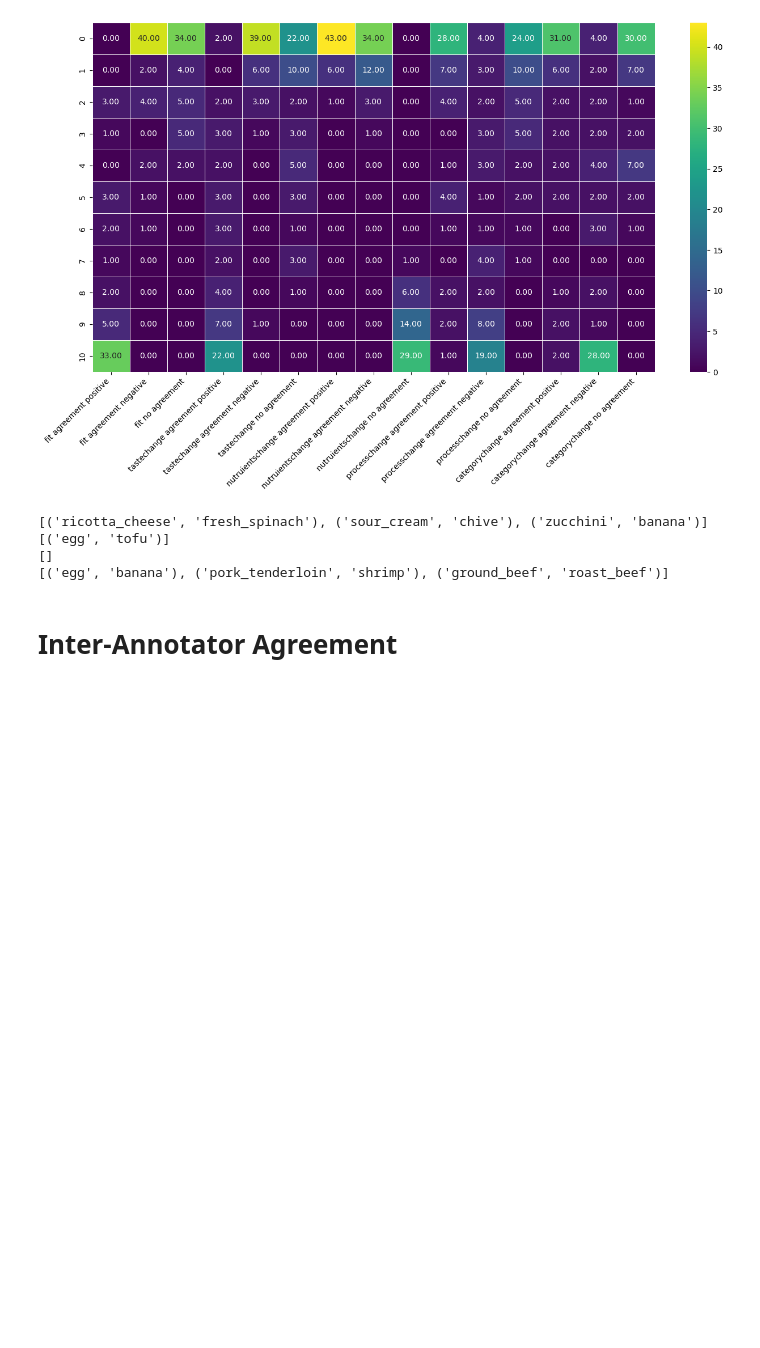
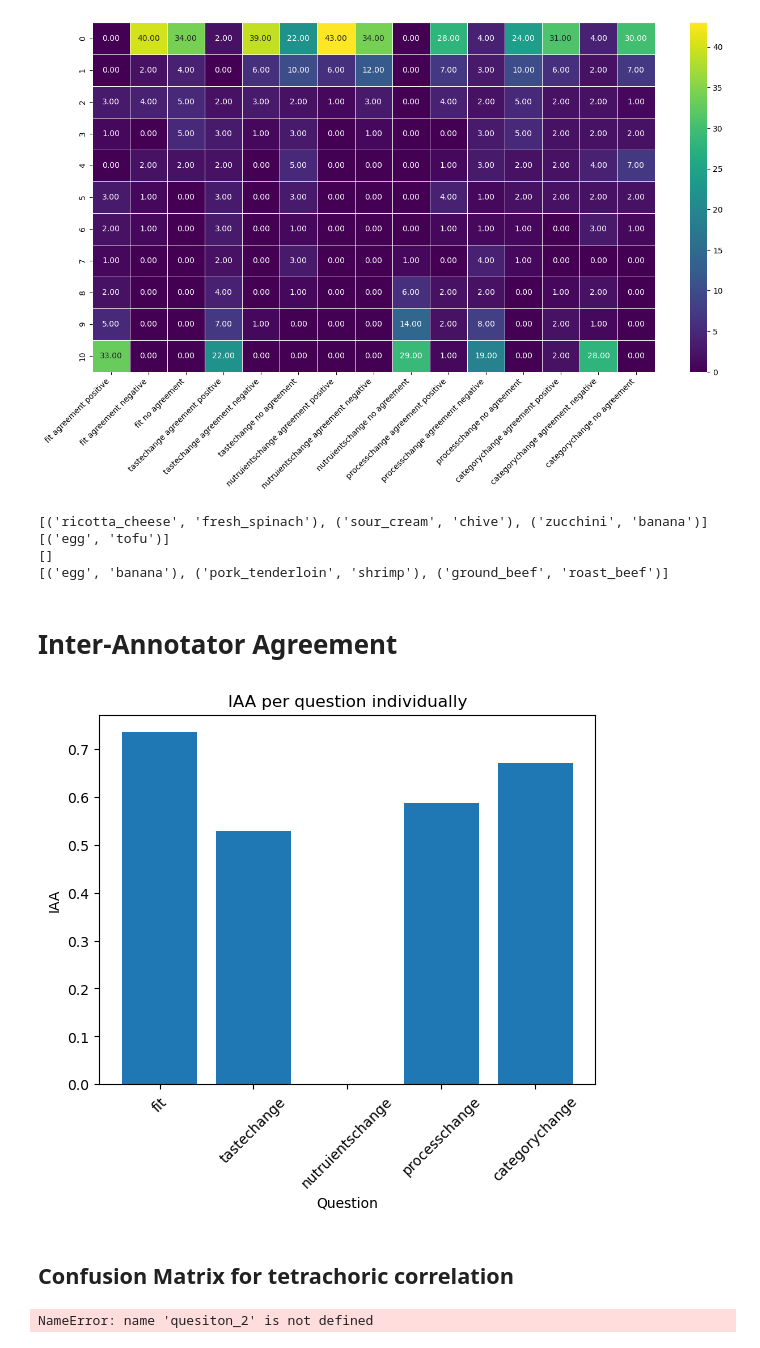
Before and after one commit to DavidSchimmel/statistical_ingredient_substitutions, a Jupyter notebook: survey_results_stats.ipynb, the cells around one changed output. Saved outputs shown, nothing was run; the diff lists cells and outputs as text; code cells hidden in the pictures; blank space fills up the shorter version.

Commit message:
add pair-wise correlation

```diff
--- a/survey_results_stats.ipynb
+++ b/survey_results_stats.ipynb
@@ -484,3 +485,70 @@ print(tuples_per_answer['fit_consensus_positive'][5])
 single_q_IAAs = {}
 for question in binary_questions:
     single_q_IAAs[question] = getFleissKappaSingleQ(results, question)
+# %%
+single_q_IAAs
+
+keys = list(single_q_IAAs.keys())
+values = list(single_q_IAAs.values())
+
+plt.bar(keys, values)
+plt.xlabel('Question')
+plt.ylabel('IAA')
+plt.title('IAA per question individually')
+plt.xticks(rotation=45)
+plt.show()
+# %% [output]
+[figure, added]
+# %% [markdown]
+## Confusion Matrix for tetrachoric correlation
+# %%
+def get_tetrachoric_correlation(results, var_a, var_b):
+    ab_11 = 0
+    ab_00 = 0
+    ab_10 = 0
+    ab_01 = 0
+
+    for _, result in results.items():
+        a = result["individual_responses"][var_a]
+        b = result["individual_responses"][var_b]
+
+
+        l = min([len(a), len(b)]) # can only consider samples where the annotator answered both questions
+        for i in range(l):
+            val_a = a[i]
+            val_b = b[i]
+            if val_a == 1 and val_b == 1:
+                ab_11 += 1
+            elif val_a == 0 and val_b == 0:
+                ab_00 += 1
+            elif val_a == 0 and val_b == 1:
+                ab_10 += 1
+            elif val_a == 1 and val_b == 0:
+                ab_01 += 1
+
+    r_t = math.cos(math.pi/(1 + math.sqrt((ab_00 * ab_11) / (ab_01 * ab_10))))
+    return r_t
+
+
+meaningful_binary_questions = ['fit', 'tastechange', 'processchange', 'categorychange']
+t_corrs = {}
+for i in range(len(meaningful_binary_questions)):
+    for j in range(i, len(meaningful_binary_questions)):
+        if i == j:
+            t_corrs[(meaningful_binary_questions[i], meaningful_binary_questions[i])] = 1
+            continue
+
+        var_a = meaningful_binary_questions[i]
+        var_b = meaningful_binary_questions[j]
+        t_corr = get_tetrachoric_correlation(results, var_a, var_b)
+        t_corrs[(var_a, var_b)] = t_corr
+
+t_corrs_matrix = {}
+for question in meaningful_binary_questions:
+    t_corrs_matrix[question] = {}
+    for question_2 in meaningful_binary_questions:
+        key_tuple = (question, question_2) if (question, question_2) in list(t_corrs.keys()) else (question_2, question)
+        t_corr = t_corrs[key_tuple]
+        t_corrs_matrix[question][question_2] = t_corr
+# %% [output]
+NameError: name 'quesiton_2' is not defined
```
Also changed, not shown: parts of 3 cells of this notebook.
